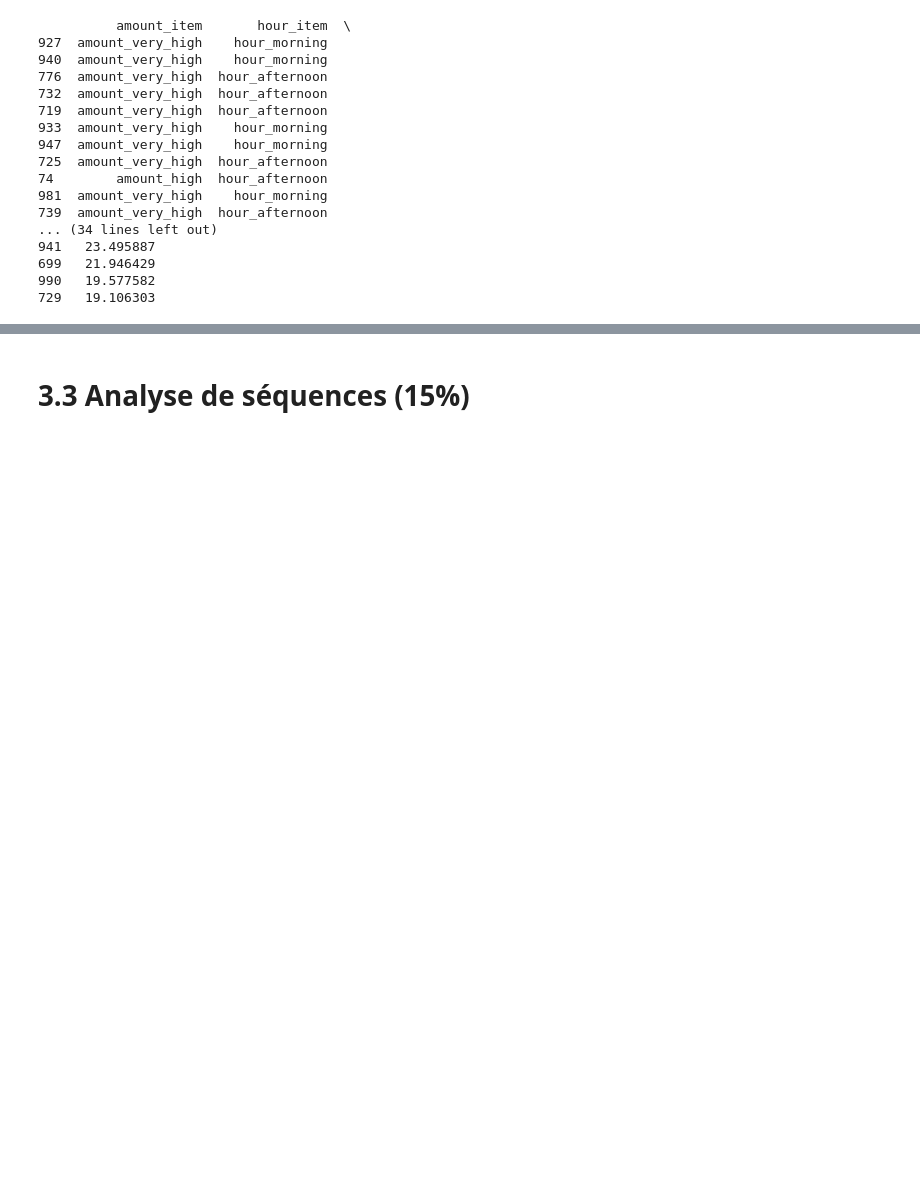
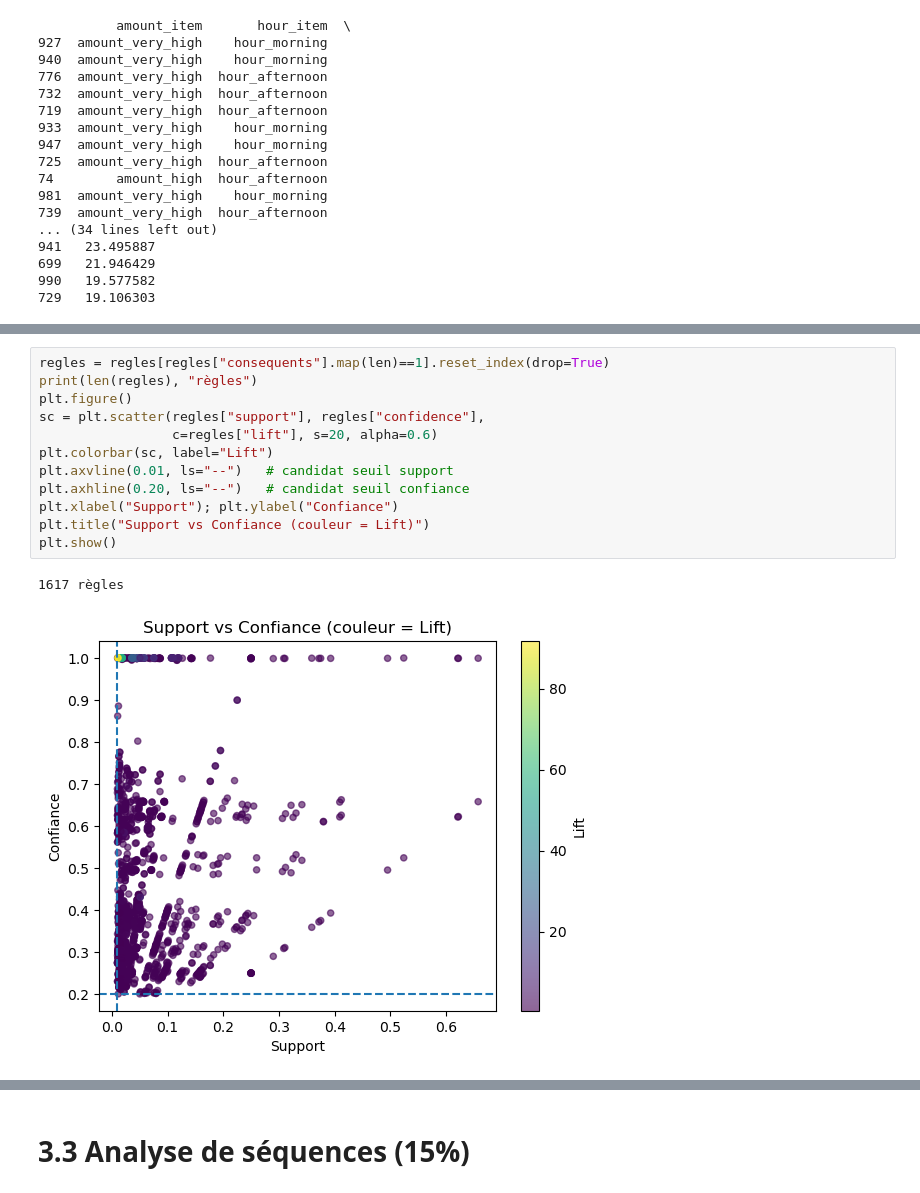
Before and after one commit to AnthonyGlaude/IFT599_TP1, a Jupyter notebook: plan_travail_IFT599_A25_TP1.ipynb, the cells around one changed output, grey strips where cells are left out. Saved outputs shown, nothing was run; the diff lists cells and outputs as text; blank space fills up the shorter version.

```diff
--- a/plan_travail_IFT599_A25_TP1.ipynb
+++ b/plan_travail_IFT599_A25_TP1.ipynb
@@ -949,3 +955,18 @@ print(grp.query("n>=200").sort_values(["lift","fraud_rate","n"], ascending=False
+# %%
+regles = regles[regles["consequents"].map(len)==1].reset_index(drop=True)
+print(len(regles), "règles")
+plt.figure()
+sc = plt.scatter(regles["support"], regles["confidence"],
+                 c=regles["lift"], s=20, alpha=0.6)
+plt.colorbar(sc, label="Lift")
+plt.axvline(0.01, ls="--")   # candidat seuil support
+plt.axhline(0.20, ls="--")   # candidat seuil confiance
+plt.xlabel("Support"); plt.ylabel("Confiance")
+plt.title("Support vs Confiance (couleur = Lift)")
+plt.show()
+# %% [output]
+1617 règles
+[figure, added]
 # %% [markdown]
 - **7. Choix des seuils (support, confiance)**
   - Justification en fonction du volume et de l’objectif
```
Also changed, not shown: parts of 3 cells of this notebook.
